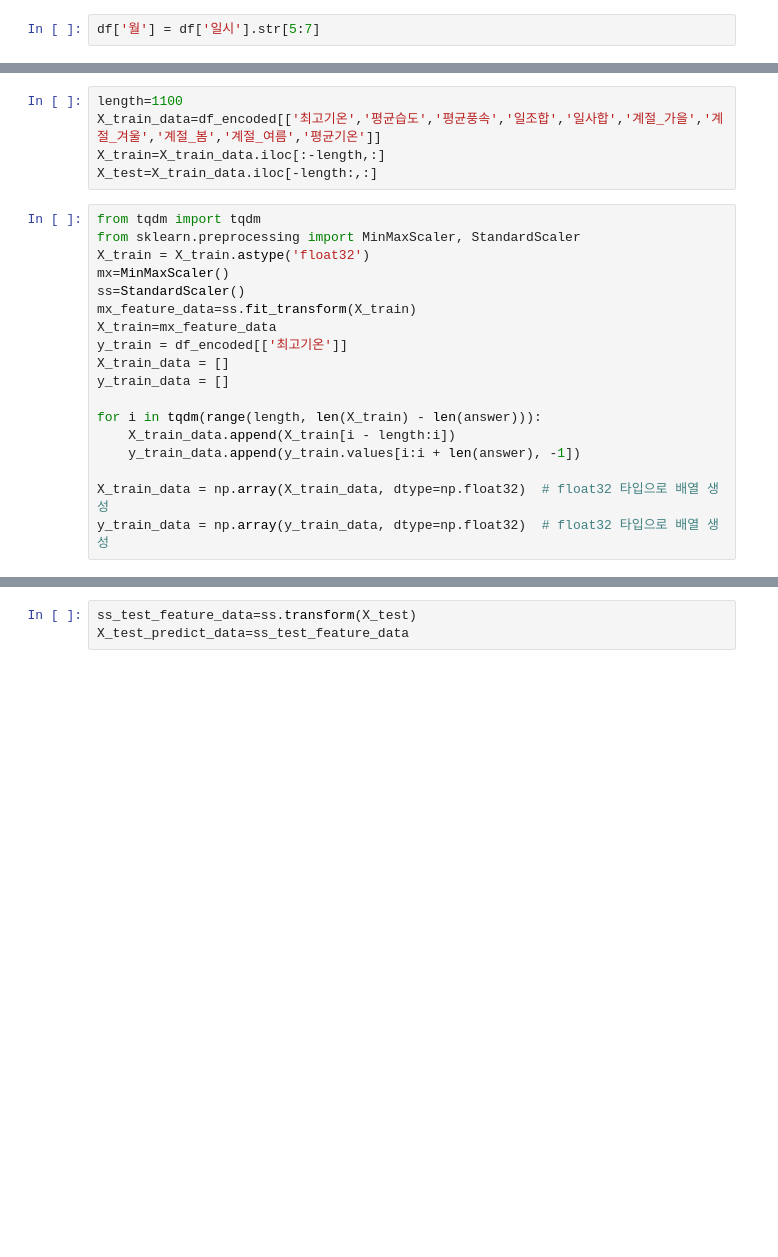
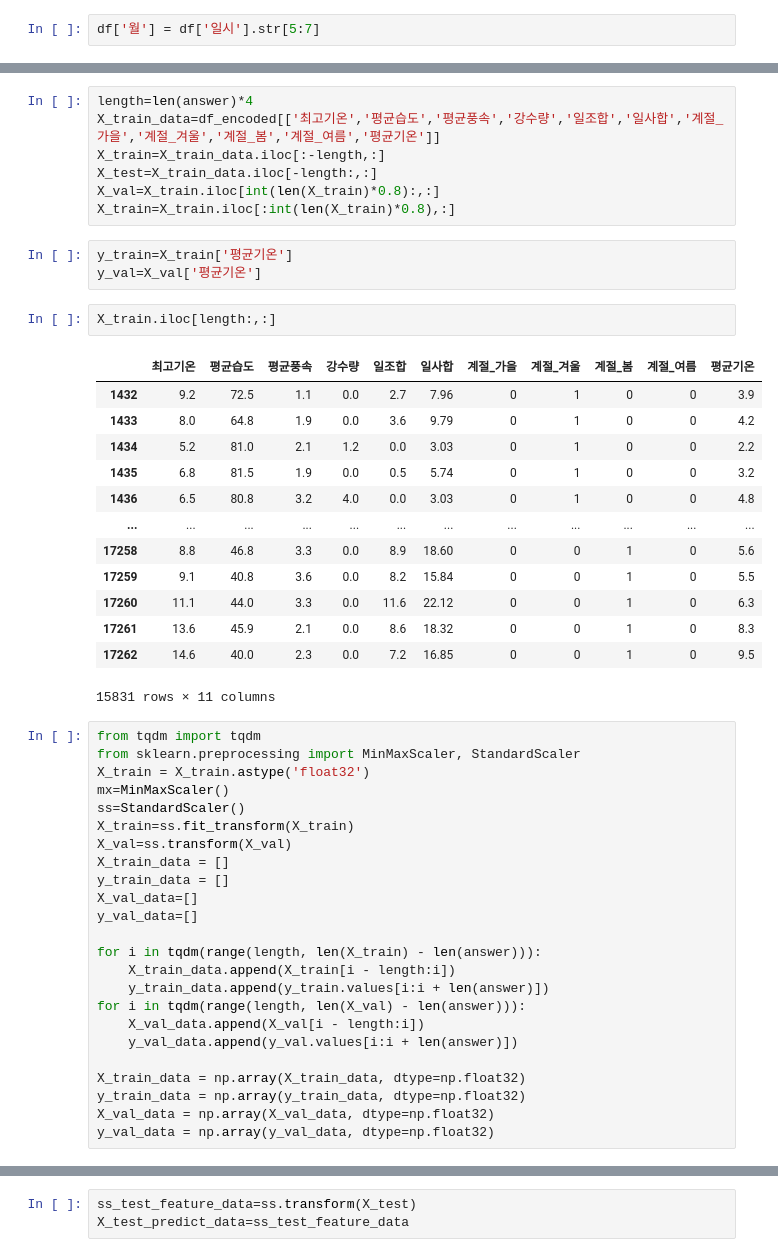
Before and after one commit to bidulgi123/dacon_-Seoul_Temperatures, a Jupyter notebook: dacon_12_22.ipynb, the cells around one changed output, grey strips where cells are left out. Saved outputs shown, nothing was run; the diff lists cells and outputs as text; blank space fills up the shorter version.

```diff
--- a/dacon_12_22.ipynb
+++ b/dacon_12_22.ipynb
@@ -101,26 +156,53 @@ df_encoded = pd.get_dummies(df, columns=['계절'])
 # %%
-length=1100
-X_train_data=df_encoded[['최고기온','평균습도','평균풍속','일조합','일사합','계절_가을','계절_겨울','계절_봄','계절_여름','평균기온']]
+length=len(answer)*4
+X_train_data=df_encoded[['최고기온','평균습도','평균풍속','강수량','일조합','일사합','계절_가을','계절_겨울','계절_봄','계절_여름','평균기온']]
 X_train=X_train_data.iloc[:-length,:]
 X_test=X_train_data.iloc[-length:,:]
+X_val=X_train.iloc[int(len(X_train)*0.8):,:]
+X_train=X_train.iloc[:int(len(X_train)*0.8),:]
+# %%
+y_train=X_train['평균기온']
+y_val=X_val['평균기온']
+# %%
+X_train.iloc[length:,:]
+# %% [output]
+|  | 최고기온 | 평균습도 | 평균풍속 | 강수량 | 일조합 | 일사합 | 계절_가을 | 계절_겨울 | 계절_봄 | 계절_여름 | 평균기온 |
+| 1432 | 9.2 | 72.5 | 1.1 | 0.0 | 2.7 | 7.96 | 0 | 1 | 0 | 0 | 3.9 |
+| 1433 | 8.0 | 64.8 | 1.9 | 0.0 | 3.6 | 9.79 | 0 | 1 | 0 | 0 | 4.2 |
+| 1434 | 5.2 | 81.0 | 2.1 | 1.2 | 0.0 | 3.03 | 0 | 1 | 0 | 0 | 2.2 |
+| 1435 | 6.8 | 81.5 | 1.9 | 0.0 | 0.5 | 5.74 | 0 | 1 | 0 | 0 | 3.2 |
+| 1436 | 6.5 | 80.8 | 3.2 | 4.0 | 0.0 | 3.03 | 0 | 1 | 0 | 0 | 4.8 |
+| ... | ... | ... | ... | ... | ... | ... | ... | ... | ... | ... | ... |
+| 17258 | 8.8 | 46.8 | 3.3 | 0.0 | 8.9 | 18.60 | 0 | 0 | 1 | 0 | 5.6 |
+| 17259 | 9.1 | 40.8 | 3.6 | 0.0 | 8.2 | 15.84 | 0 | 0 | 1 | 0 | 5.5 |
+| 17260 | 11.1 | 44.0 | 3.3 | 0.0 | 11.6 | 22.12 | 0 | 0 | 1 | 0 | 6.3 |
+| 17261 | 13.6 | 45.9 | 2.1 | 0.0 | 8.6 | 18.32 | 0 | 0 | 1 | 0 | 8.3 |
+| 17262 | 14.6 | 40.0 | 2.3 | 0.0 | 7.2 | 16.85 | 0 | 0 | 1 | 0 | 9.5 |
+15831 rows × 11 columns
 # %%
 from tqdm import tqdm
 from sklearn.preprocessing import MinMaxScaler, StandardScaler
 X_train = X_train.astype('float32')
 mx=MinMaxScaler()
 ss=StandardScaler()
-mx_feature_data=ss.fit_transform(X_train)
-X_train=mx_feature_data
-y_train = df_encoded[['최고기온']]
+X_train=ss.fit_transform(X_train)
+X_val=ss.transform(X_val)
 X_train_data = []
 y_train_data = []
+X_val_data=[]
+y_val_data=[]
 
 for i in tqdm(range(length, len(X_train) - len(answer))):
     X_train_data.append(X_train[i - length:i])
-    y_train_data.append(y_train.values[i:i + len(answer), -1])
+    y_train_data.append(y_train.values[i:i + len(answer)])
+for i in tqdm(range(length, len(X_val) - len(answer))):
+    X_val_data.append(X_val[i - length:i])
+    y_val_data.append(y_val.values[i:i + len(answer)])
 
-X_train_data = np.array(X_train_data, dtype=np.float32)  # float32 타입으로 배열 생성
-y_train_data = np.array(y_train_data, dtype=np.float32)  # float32 타입으로 배열 생성
+X_train_data = np.array(X_train_data, dtype=np.float32)
+y_train_data = np.array(y_train_data, dtype=np.float32)
+X_val_data = np.array(X_val_data, dtype=np.float32)
+y_val_data = np.array(y_val_data, dtype=np.float32)
 # %%
 import tensorflow as tf
 from tensorflow.keras.models import Sequential
```
Also changed, not shown: parts of 11 cells of this notebook.
